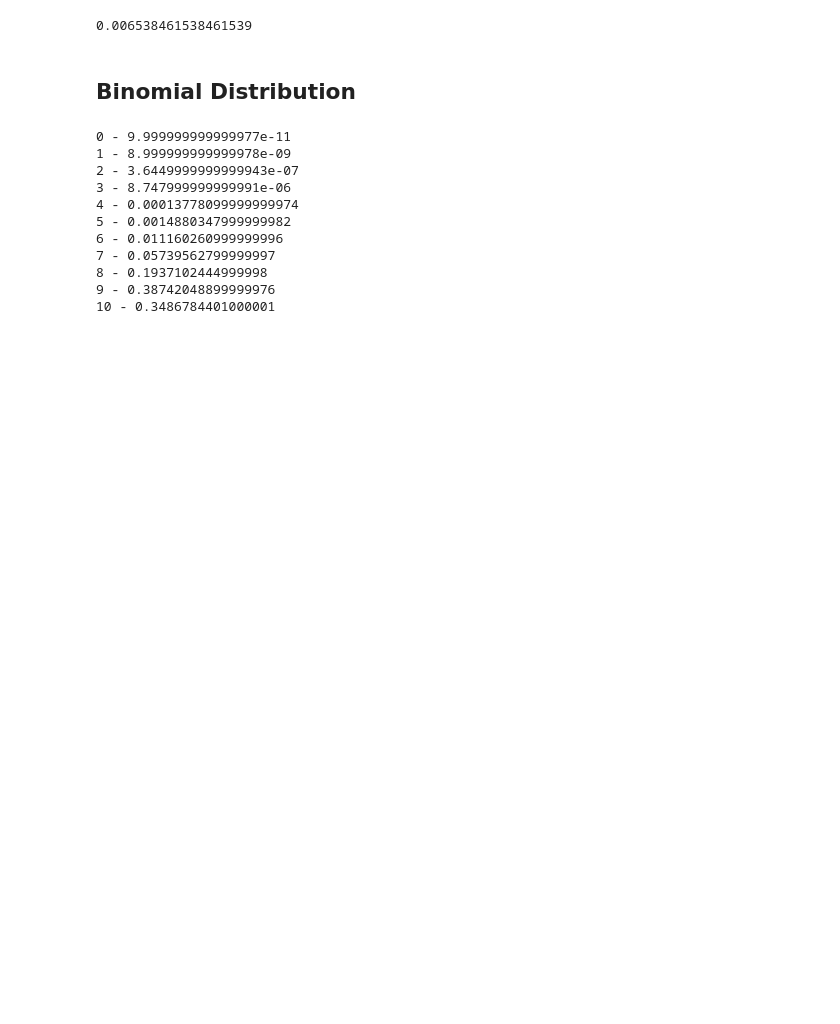
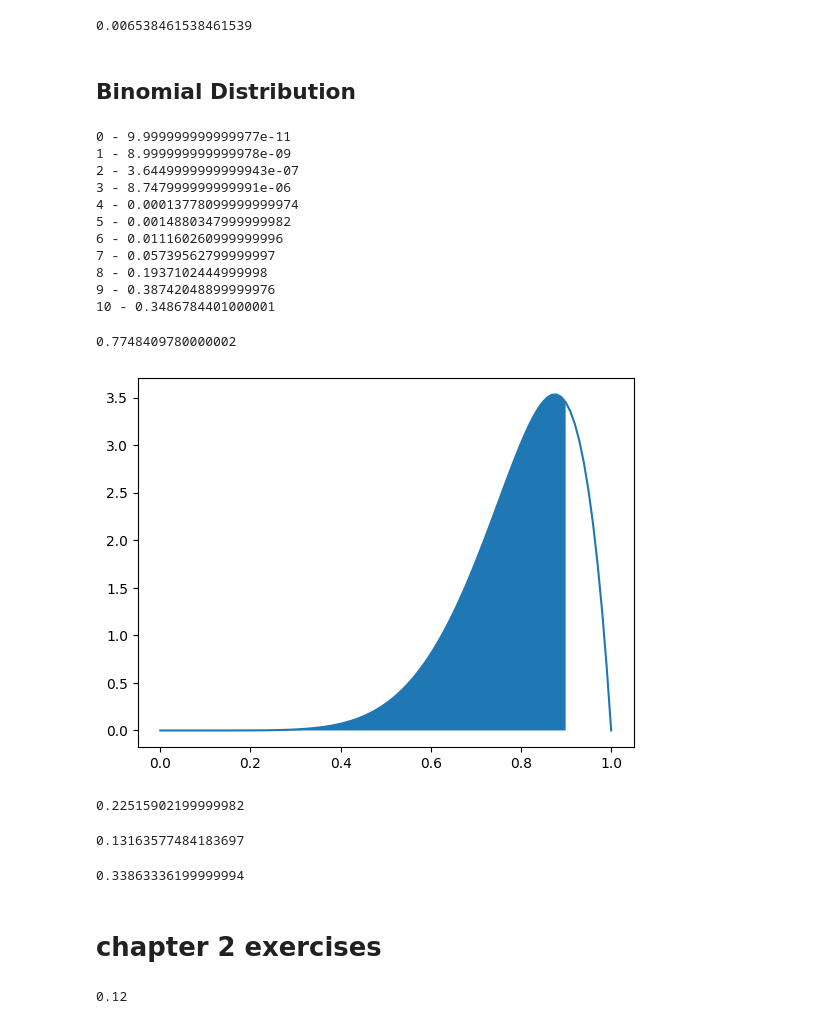
Before and after one commit to DanHerman212/mathematics-for-ds, a Jupyter notebook: mathematics.ipynb, the cells around one changed output. Saved outputs shown, nothing was run; the diff lists cells and outputs as text; code cells hidden in the pictures; blank space fills up the shorter version.

```diff
--- a/mathematics.ipynb
+++ b/mathematics.ipynb
@@ -475,3 +476,83 @@ for k in range(n + 1):
 8 - 0.1937102444999998
 9 - 0.38742048899999976
 10 - 0.3486784401000001
+# %%
+# a chart of the beta distribution
+# calculate area under the curve up to 90%
+from scipy.stats import beta
+
+a = 8
+b = 2
+
+p = beta.cdf(.90, a, b)
+
+print(p)
+# %% [output]
+0.7748409780000002
+# %%
+# plot the beta distribution
+import matplotlib.pyplot as plt
+import numpy as np
+
+x = np.linspace(0, 1, 100)
+y = beta.pdf(x, a, b)
+# shade in the auc up to 90%
+plt.fill_between(x, y, where=x < .90)
+plt.plot(x, y)
+plt.show()
+# %% [output]
+[figure, added]
+# %%
+# If we want to find the opposite probability of an event (greater than 0.90 as
+# opposed to less than 0.90), just subtract the probability of being less than 0.90
+# from 1.0, and the remaining probability will capture being greater than 0.90.
+
+from scipy.stats import beta
+
+a = 8
+b = 2
+
+p = 1 - beta.cdf(.90, a, b)
+
+print(p)
+# %% [output]
+0.22515902199999982
+# %%
+from scipy.stats import beta
+
+a = 30
+b = 6
+
+p = 1 - beta.cdf(.90, a, b)
+
+print(p)
+# %% [output]
+0.13163577484183697
+# %%
+from scipy.stats import beta
+
+# measure the area under the curve between 90% and 80%
+
+a = 8
+b = 2
+
+p = beta.cdf(.90, a, b) - beta.cdf(.80, a, b)
+
+print(p)
+# %% [output]
+0.33863336199999994
+# %% [markdown]
+# chapter 2 exercises
+# %%
+#There is a 30% chance of rain today, and a 40% chance your umbrella order
+# will arrive on time. You are eager to walk in the rain today and cannot do # so without either! What is the probability it will rain AND your umbrella
+# will arrive?
+
+p_rain = .30
+p_umbrella = .40
+
+p_rain_and_umbrella = p_rain * p_umbrella
+
+print(p_rain_and_umbrella)
+# %% [output]
+0.12
```
Also changed, not shown: parts of 6 cells of this notebook.
